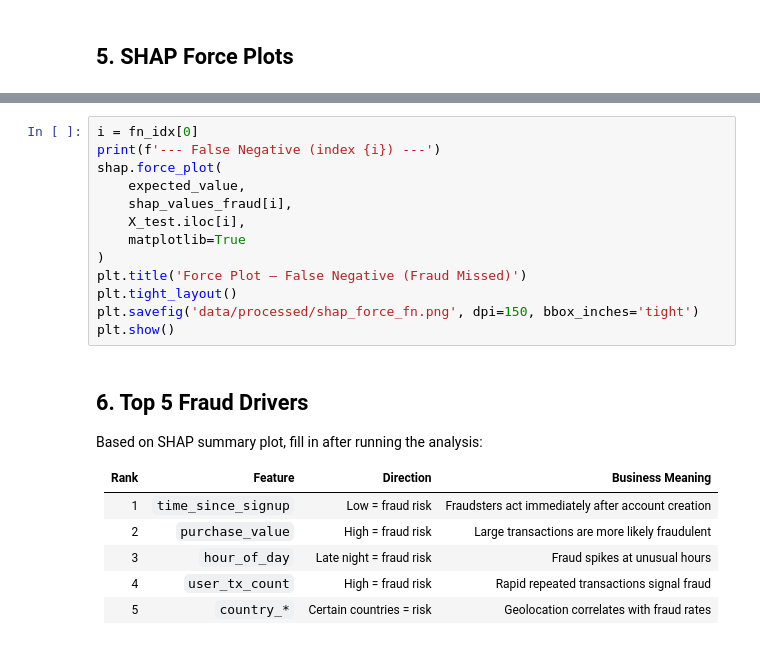
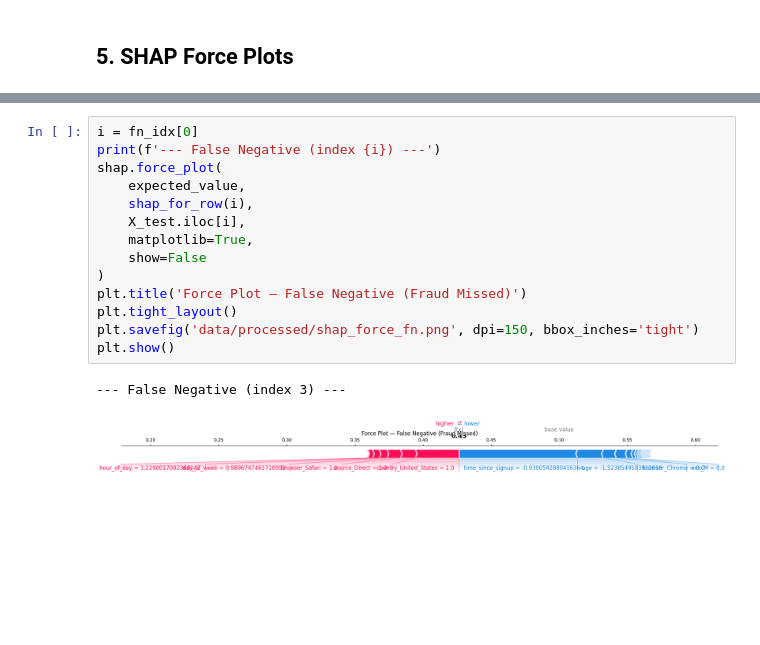
Before and after one commit to KalkidanAsfaw/fraud-detection, a Jupyter notebook: notebooks/shap-explainability.ipynb, the cells around one changed output, grey strips where cells are left out. Saved outputs shown, nothing was run; the diff lists cells and outputs as text; blank space fills up the shorter version.

```diff
--- a/notebooks/shap-explainability.ipynb
+++ b/notebooks/shap-explainability.ipynb
@@ -120,25 +157,17 @@ plt.show()
 # %%
 i = fn_idx[0]
 print(f'--- False Negative (index {i}) ---')
 shap.force_plot(
     expected_value,
-    shap_values_fraud[i],
+    shap_for_row(i),
     X_test.iloc[i],
-    matplotlib=True
+    matplotlib=True,
+    show=False
 )
 plt.title('Force Plot — False Negative (Fraud Missed)')
 plt.tight_layout()
 plt.savefig('data/processed/shap_force_fn.png', dpi=150, bbox_inches='tight')
 plt.show()
+# %% [output]
+--- False Negative (index 3) ---
+[figure, added]
-# %% [markdown]
-## 6. Top 5 Fraud Drivers
-
-Based on SHAP summary plot, fill in after running the analysis:
-
-| Rank | Feature | Direction | Business Meaning |
-|------|---------|-----------|------------------|
-| 1 | `time_since_signup` | Low = fraud risk | Fraudsters act immediately after account creation |
-| 2 | `purchase_value` | High = fraud risk | Large transactions are more likely fraudulent |
-| 3 | `hour_of_day` | Late night = fraud risk | Fraud spikes at unusual hours |
-| 4 | `user_tx_count` | High = fraud risk | Rapid repeated transactions signal fraud |
-| 5 | `country_*` | Certain countries = risk | Geolocation correlates with fraud rates |
```
Also changed, not shown: parts of 11 cells of this notebook.
